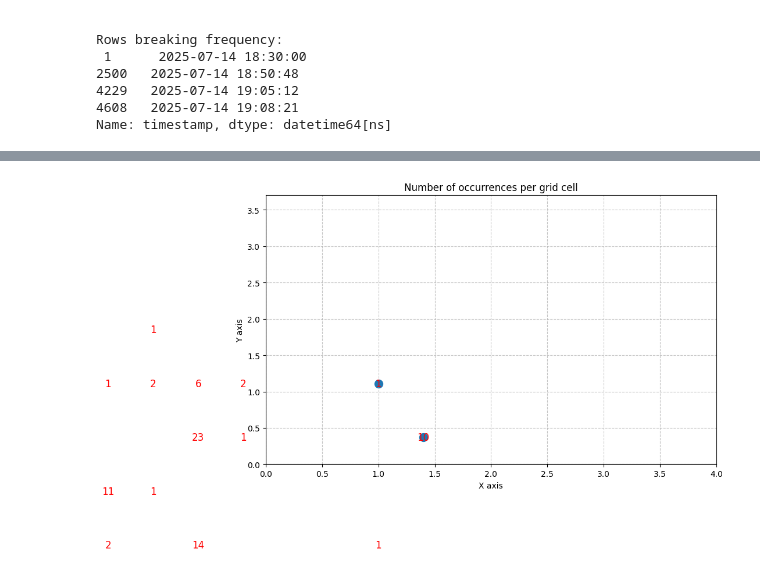
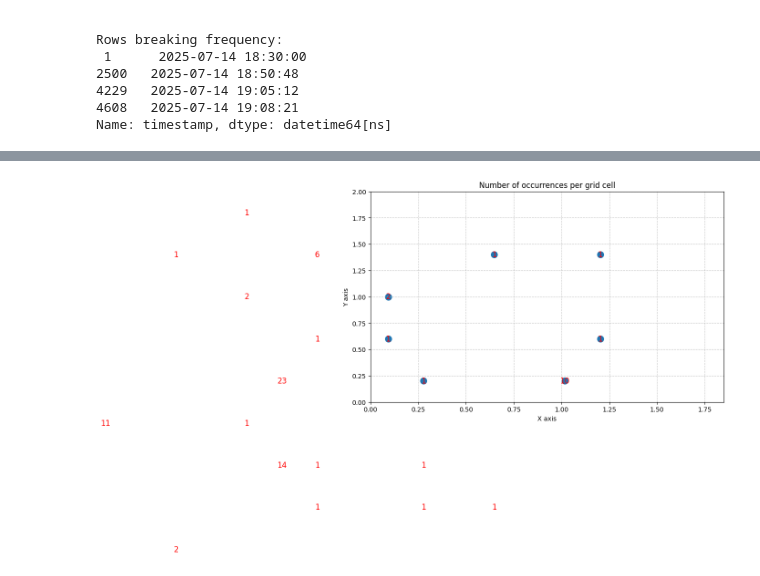
Before and after one commit to Andreas-Ts/Diploma-Project, a Jupyter notebook: dataAnalysis and machine learning/pre processing data.ipynb, the cells around one changed output, grey strips where cells are left out. Saved outputs shown, nothing was run; the diff lists cells and outputs as text; code cells hidden in the pictures.

```diff
--- a/dataAnalysis and machine learning/pre processing data.ipynb
+++ b/dataAnalysis and machine learning/pre processing data.ipynb
@@ -644,6 +627,6 @@ userInputData
 # %%
 room_length = 4.0
-room_width = 3.7
+room_width = 3.25
 userInputData["x axis"] = np.nan
 userInputData["y axis"] = np.nan
 #front is max,back is zero,right is max,left is zero
@@ -805,7 +789,17 @@ room_positions = {
 
         pos_id2+"-x axis" : - room_width +0.9,
         pos_id2+"-y axis" : room_length - 0.8
-     }
+     },
+    'Κρεβατοκάμαρα id:0 Μ:0.5 Α:1.4 ,id:1 Π:1.7 Δ:0.5  ,id:2 Π:0.4 Α:1.0' :{
+        pos_id0+"-x axis" : - room_width +1.4,
+        pos_id0+"-y axis" : room_length - 0.5,
+
+        pos_id1+"-x axis" :  room_width  - 0.5,
+        pos_id1+"-y axis" : -room_length + 1.7,
+
+        pos_id2+"-x axis" : - room_width +1.0,
+        pos_id2+"-y axis" : -room_length + 0.4
+    }
 }
 room_positions
 # %% [output]
@@ -888,18 +887,0 @@ userInputData.loc[:, ["x axis", "y axis"]]
-# %%
-room_length = 2.0
-room_width = 1.85
-
-sns.scatterplot(
-    data=userInputData.loc[:, ["x axis", "y axis"]],
-    x="x axis",
-    y="y axis"
-)
-
-# Set axis limits
-plt.xlim(-room_width, room_width)
-plt.ylim(-room_length, room_length)
-
-# Add grid
-plt.grid(True, which="both", linestyle="--", linewidth=0.7, alpha=0.7)
-
-plt.show()
@@ -908,7 +888,7 @@ plt.show()
 # %%
 # User-defined max x and y, and grid size
-max_x = 4
-max_y = 3.7
+max_x = room_width
+max_y = room_length
 x_bins = 10  # number of grid cells along x
 y_bins = 5   # number of grid cells along y
 
@@ -921,34 +901,34 @@ x_bin = np.floor(x / (max_x / x_bins))
 y_bin = np.floor(y / (max_y / y_bins))
 
 # Combine bins into a DataFrame
 df_bins = pd.DataFrame({'x_bin': x_bin, 'y_bin': y_bin})
 
 # Count occurrences at each grid cell
 counts = df_bins.value_counts().reset_index()
 counts.columns = ['x_bin', 'y_bin', 'count']
 
 # Convert bin numbers back to grid positions (center of cell)
 counts['x_pos'] = (counts['x_bin'] + 0.5) * (max_x / x_bins)
 counts['y_pos'] = (counts['y_bin'] + 0.5) * (max_y / y_bins)
 
 # Plot
 plt.figure(figsize=(10,6))
 plt.scatter(counts['x_pos'], counts['y_pos'], s=100)  # s=100 sets point size
 
 # Add count labels
 for i, row in counts.iterrows():
     plt.text(row['x_pos'], row['y_pos'], int(row['count']),
              color='red', fontsize=12, ha='center', va='center')
 
 plt.xlim(0, max_x)
 plt.ylim(0, max_y)
 plt.grid(True, linestyle='--', alpha=0.7)
 plt.xlabel("X axis")
 plt.ylabel("Y axis")
 plt.title("Number of occurrences per grid cell")
 plt.show()
 # %% [output]
-[figure, old version]
+[figure, new version]
 # %%
 from matplotlib.ticker import FuncFormatter
 
```
Also changed, not shown: parts of 39 cells of this notebook, 4 other files.
